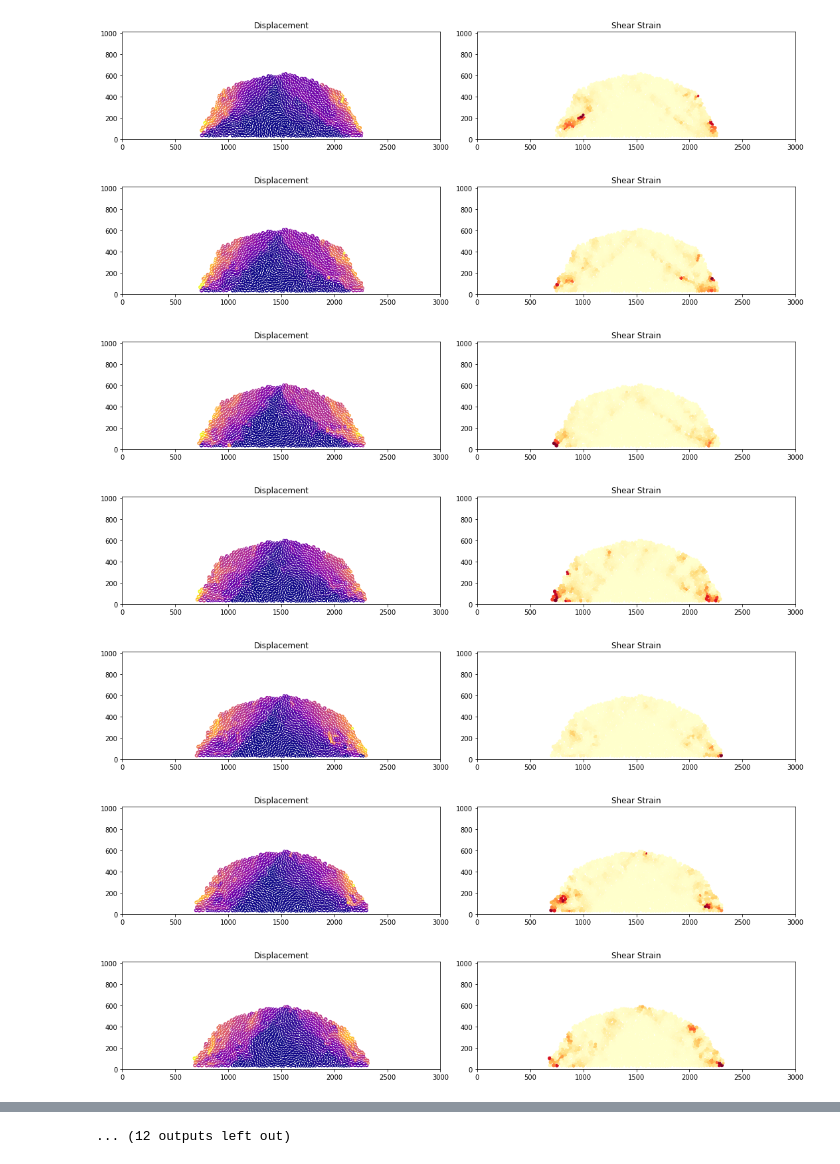
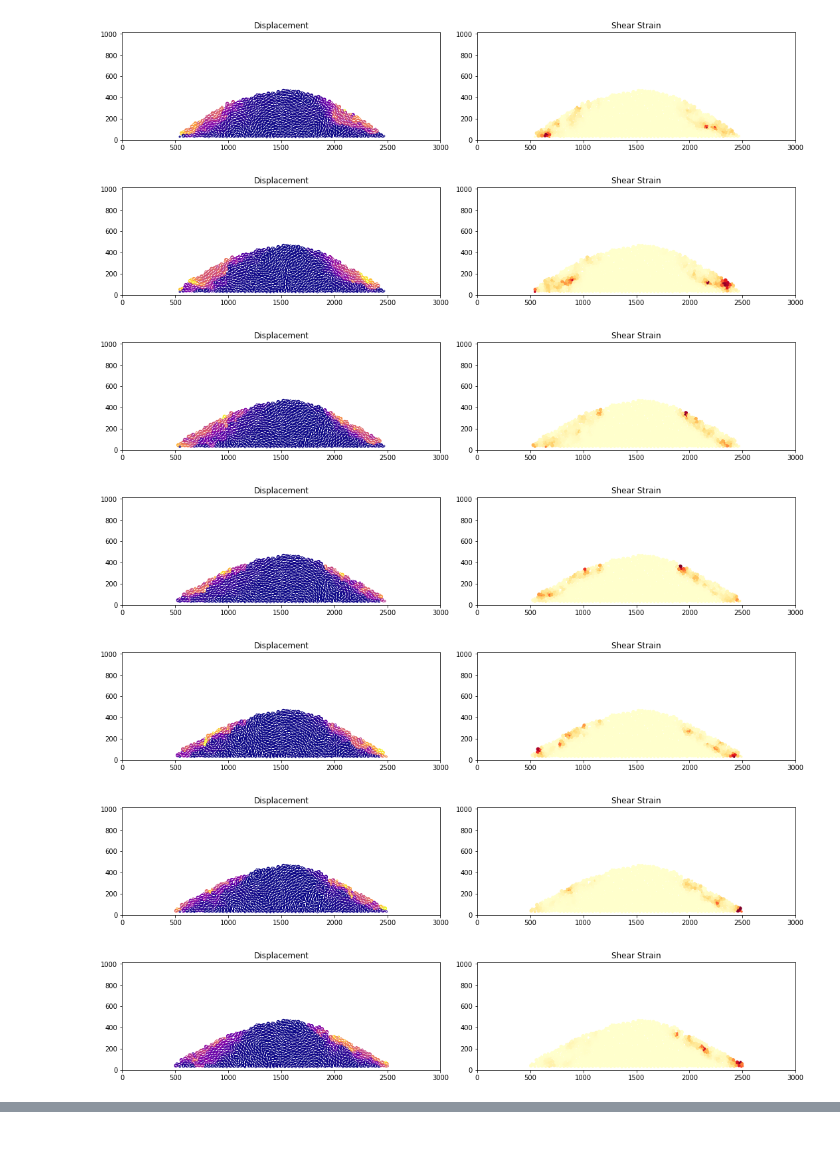
Before and after one commit to samthiele/ricepaper, a Jupyter notebook: test_notebooks/4 - Simple Slope Stability.ipynb, the cells around one changed output, grey strips where cells are left out. Cells and saved outputs as stored; diff of their text form; code cells hidden in the pictures.

```diff
--- a/test_notebooks/4 - Simple Slope Stability.ipynb
+++ b/test_notebooks/4 - Simple Slope Stability.ipynb
@@ -39,0 +48,12 @@ Model equilibrated
+# %%
+#generate pile
+freq = [[0,0,1,1,0], #frequency of nodes in lower layer
+        [1,1,0,0,0], #frequency of nodes in upper layer
+        [1,1,0,0,0]] #frequency of nodes in upper (again)
+
+R = mat.gravityDeposit(500,1500,base=3000, #dimension of model
+                       frequency = freq, #frequency of nodes
+                       nlayers = 3, #generate 2 layers
+                       walltype= 5, #particle type of walls
+                       stepSize=200, #time (seconds) between checking stability
+                       suppress=False)
@@ -54,11 +95,14 @@ pile.quickPlot()
 # %%
-#delete balls from model
+#apply sculpting
 R.delBalls(deleted,pile.pos)
 
-#cycle for 25 x 5 second timesteps
+#bond particles
+mat.bond()
+
+#cycle for 10 x 5 second timesteps
 steps = []
-for i in range(25):
-    steps.append(R.cycle(5))
+for i in range(10):
+    steps.append(R.cycle(10))
 
 success = R.execute(suppress = False)
 # %% [output]
@@ -83,26 +127,27 @@ fig,ax=M[-1].plotAttr("stress", func="mag", title="Stress Magnitude")
 # %%
 #compute strains and displacements and plot
 for t in range(1,len(M)):
 
     #compute
     M[t].computeParticleDisplacements(M[t-1])
     M[t].computeStrain2D(M[t-1])
 
     #average strain
-    M[t].averageAttr("strain",n=2)
-    M[t].averageAttr("deviatoric_strain",n=2)
+    M[t].averageAttr("strain",n=2,weighted=False)
+    M[t].averageAttr("deviatoric_strain",n=2,weighted=False)
 
     #plot
     fig,ax = M[t].plotAttr(attr=["disp","deviatoric_strain"],func="inv2",
                            title=["Displacement","Shear Strain"],
                            linewidth = [1,0],
                            cmap = ['plasma','YlOrRd'],
+                           log = [False,True],
                            figsize=(15,10))
 # %% [output]
-[figure, old version]
+[figure, new version]
-[figure, old version]
+[figure, new version]
-[figure, old version]
+[figure, new version]
-[figure, old version]
+[figure, new version]
-[figure, old version]
+[figure, new version]
-[figure, old version]
+[figure, new version]
-[figure, old version]
+[figure, new version]
@@ -114,4 +156,3 @@ for t in range(1,len(M)):
-... (12 outputs left out)
 # %%
 #and over the whole range
 M[-1].computeParticleDisplacements(M[0])
```
Also changed, not shown: parts of 10 cells of this notebook, 6 other files.
